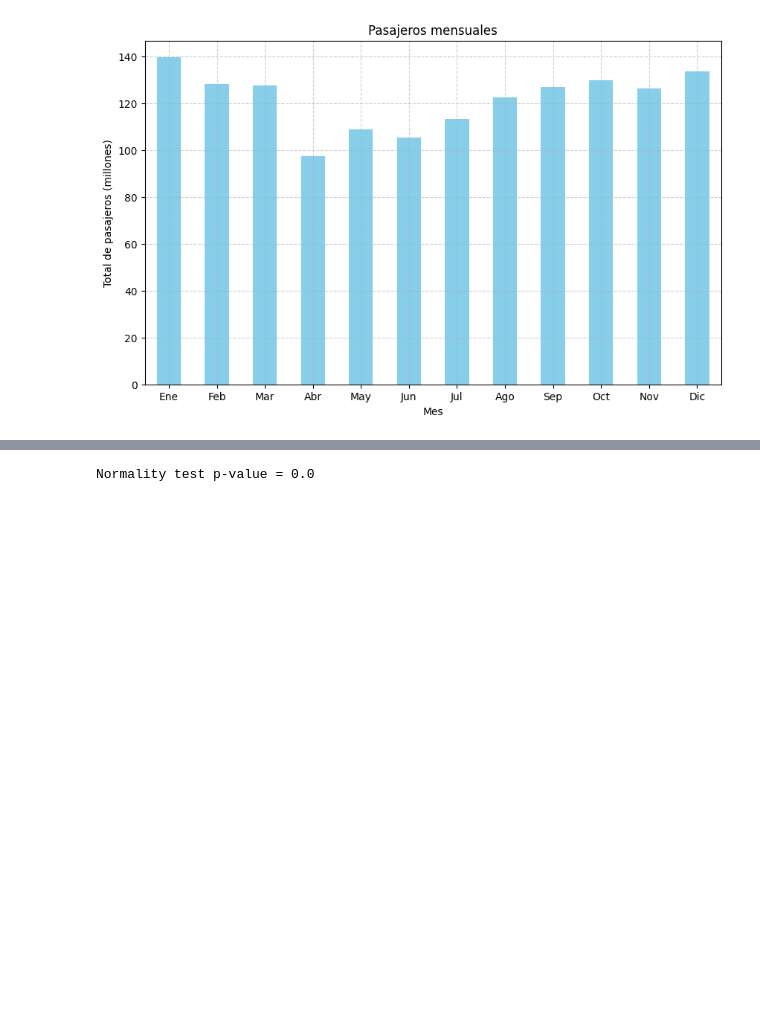
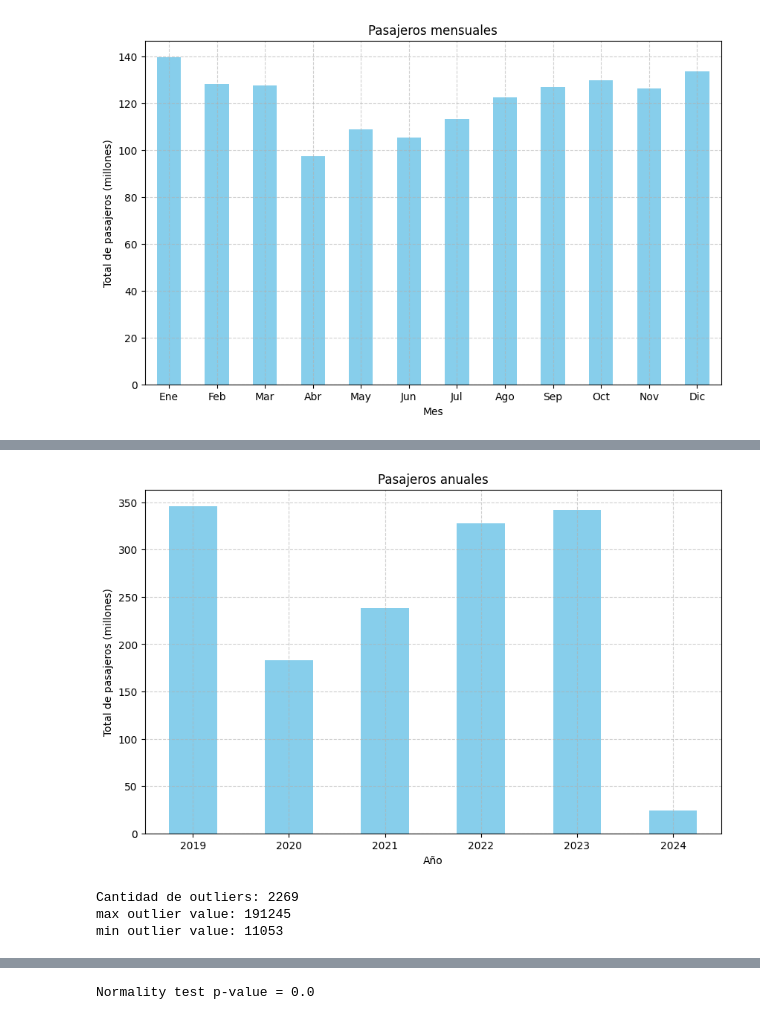
Before and after one commit to Rosvend/Passenger-flow-prediction-LSTM, a Jupyter notebook: LSTM_Metro_passenger_flow.ipynb, the cells around one changed output, grey strips where cells are left out. Cells and saved outputs as stored; diff of their text form; code cells hidden in the pictures; blank space fills up the shorter version.

Commit message:
outlier detection using IQR and impute null values

```diff
--- a/LSTM_Metro_passenger_flow.ipynb
+++ b/LSTM_Metro_passenger_flow.ipynb
@@ -573,3 +576,6 @@ plt.grid(True, linestyle='--', alpha=0.6)
 plt.show()
 # %% [output]
 [figure]
+# %%
+import numpy as np
+df.replace('None', np.nan, inplace=True)
@@ -575,0 +622,5 @@ plt.show()
+# %%
+for col in df.columns[2:22]:
+    df[col] = df[col].fillna(df[col].mean())
+    df[col] = df[col].astype('int64')
+df.info()
@@ -636,0 +665,9 @@ dtype: int64
+# %%
+df['Total_pasajeros'] = pd.to_numeric(df['Total_pasajeros'], errors='coerce')
+df['Year'] = df['Dia'].dt.year
+df['Year'] = df['Year'].astype('category')
+df['Tipo de dia'] = df['Tipo de dia'].astype('category')
+df['Dia_semana'] = df['Dia_semana'].astype('category')
+df['Mes'] = df['Mes'].astype('category')
+df['Linea'] = df['Linea'].astype('category')
+print(df.dtypes)
@@ -636,0 +692,35 @@ dtype: int64
+# %%
+pasajeros_anuales = df.groupby('Year')['Total_pasajeros'].sum()/1e6
+
+plt.figure(figsize=(10, 6))
+pasajeros_anuales.plot(kind='bar', color='skyblue')
+plt.title('Pasajeros anuales')
+plt.xlabel('Año')
+plt.ylabel('Total de pasajeros (millones)')
+plt.xticks(ticks=range(len(pasajeros_anuales)), labels=['2019', '2020', '2021', '2022', '2023', '2024'], rotation=0)
+plt.grid(True, linestyle='--', alpha=0.6)
+plt.show()
+# %% [output]
+[figure, added]
+# %%
+def find_outliers_IQR(df):
+
+   q1=df.quantile(0.25)
+
+   q3=df.quantile(0.75)
+
+   IQR=q3-q1
+
+   outliers = df[((df<(q1-1.5*IQR)) | (df>(q3+1.5*IQR)))]
+
+   return outliers
+
+
+outliers = find_outliers_IQR(df["5PM"])
+print('Cantidad de outliers: '+ str(len(outliers)))
+print('max outlier value: '+ str(outliers.max()))
+print('min outlier value: '+ str(outliers.min()))
+# %% [output]
+Cantidad de outliers: 2269
+max outlier value: 191245
+min outlier value: 11053
```
Also changed, not shown: parts of 15 cells of this notebook.
